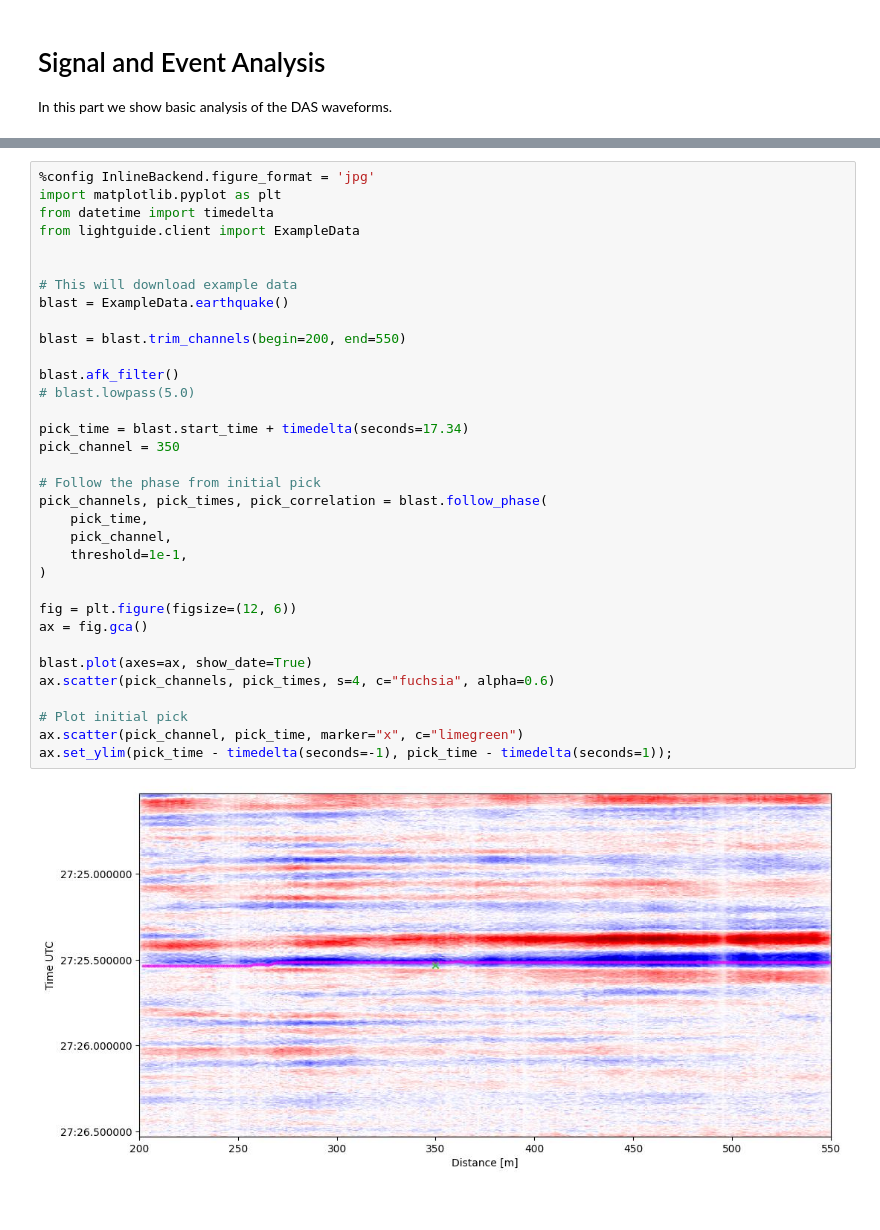
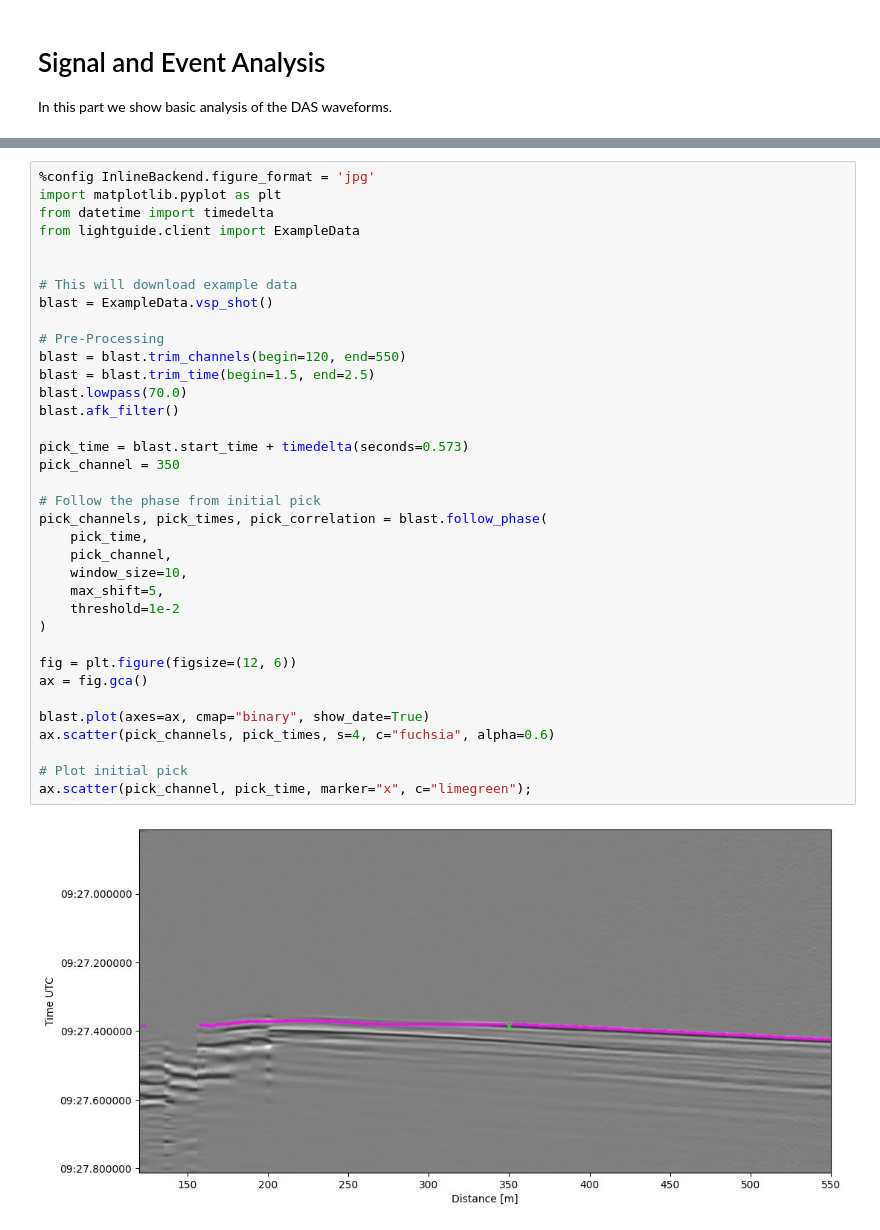
Before and after one commit to pyrocko/lightguide, a Jupyter notebook: examples/3-event-analysis.ipynb, the cells around one changed output, grey strips where cells are left out. Cells and saved outputs as stored; diff of their text form.

```diff
--- a/examples/3-event-analysis.ipynb
+++ b/examples/3-event-analysis.ipynb
@@ -19,36 +18,38 @@ We can laverage the spatial coherency of a DAS data set and follow the onset of
 # %%
 %config InlineBackend.figure_format = 'jpg'
 import matplotlib.pyplot as plt
 from datetime import timedelta
 from lightguide.client import ExampleData
 
 
 # This will download example data
-blast = ExampleData.earthquake()
+blast = ExampleData.vsp_shot()
 
-blast = blast.trim_channels(begin=200, end=550)
+# Pre-Processing
+blast = blast.trim_channels(begin=120, end=550)
+blast = blast.trim_time(begin=1.5, end=2.5)
+blast.lowpass(70.0)
+blast.afk_filter()
 
-blast.afk_filter()
-# blast.lowpass(5.0)
-
-pick_time = blast.start_time + timedelta(seconds=17.34)
+pick_time = blast.start_time + timedelta(seconds=0.573)
 pick_channel = 350
 
 # Follow the phase from initial pick
 pick_channels, pick_times, pick_correlation = blast.follow_phase(
     pick_time,
     pick_channel,
-    threshold=1e-1,
+    window_size=10,
+    max_shift=5,
+    threshold=1e-2
 )
 
 fig = plt.figure(figsize=(12, 6))
 ax = fig.gca()
 
-blast.plot(axes=ax, show_date=True)
+blast.plot(axes=ax, cmap="binary", show_date=True)
 ax.scatter(pick_channels, pick_times, s=4, c="fuchsia", alpha=0.6)
 
 # Plot initial pick
-ax.scatter(pick_channel, pick_time, marker="x", c="limegreen")
-ax.set_ylim(pick_time - timedelta(seconds=-1), pick_time - timedelta(seconds=1));
+ax.scatter(pick_channel, pick_time, marker="x", c="limegreen");
 # %% [output]
-[figure, old version]
+[figure, new version]
```
Also changed, not shown: parts of 1 cell of this notebook, 3 other files.
